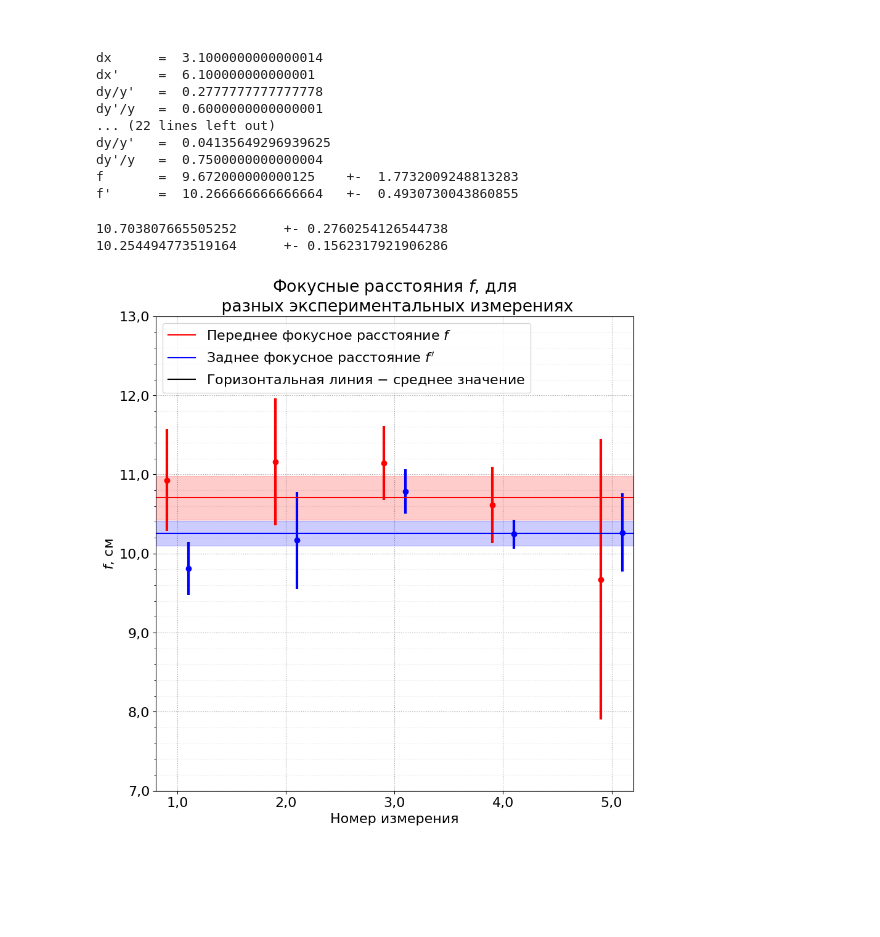
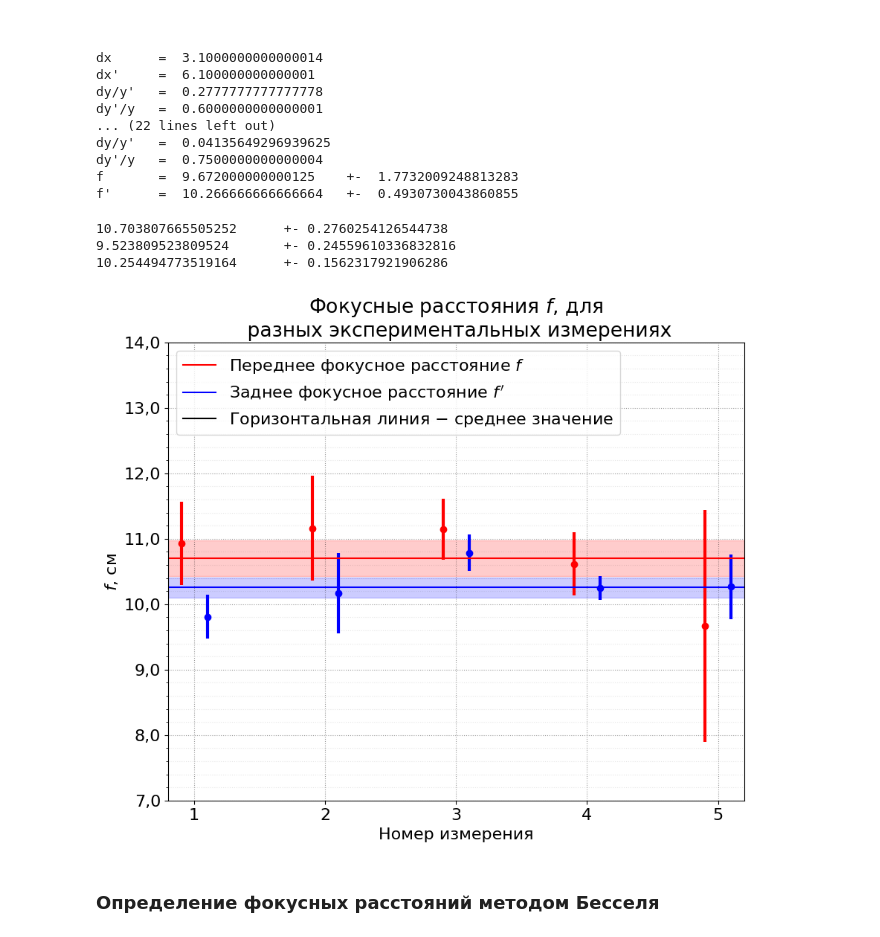
Before and after one commit to ArtemMaslov/mipt_labs, a Jupyter notebook: 2 - 4.1.1/Обработка.ipynb, the cells around one changed output. Saved outputs shown, nothing was run; the diff lists cells and outputs as text; code cells hidden in the pictures; blank space fills up the shorter version.

Commit message:
4.1.1. Added Abbe, Bessel methods processing, some results

```diff
--- a/2 - 4.1.1/Обработка.ipynb
+++ b/2 - 4.1.1/Обработка.ipynb
@@ -271,10 +271,17 @@ for point in abbe["points"]:
 abbe["sig_avg_f"] = (1 / (max(abbe["n"]) * (max(abbe["n"]) - 1) ) * abbe["sig_avg_f"])**0.5
 abbe["sig_avg_f'"] = (1 / (max(abbe["n"]) * (max(abbe["n"]) - 1) ) * abbe["sig_avg_f'"])**0.5
 
+abbe["eps_avg_f"] = abbe["sig_avg_f"] / abbe["avg_f"]
+abbe["eps_avg_f'"] = abbe["sig_avg_f'"] / abbe["avg_f'"]
+
 abbe["f"] = np.array(abbe["f"])
 abbe["f'"] = np.array(abbe["f'"])
 abbe["sig_f"] = np.array(abbe["sig_f"])
 abbe["sig_f'"] = np.array(abbe["sig_f'"])
+
+abbe["dptr"] = 1 / 0.105
+abbe["eps_dptr"] = abbe["eps_avg_f"]
+abbe["sig_dptr"] = abbe["dptr"] * abbe["eps_dptr"]
 # %% [output]
 dx      =  8.499999999999996
 dx'     =  10.3
@@ -295,16 +302,18 @@ f       =  9.672000000000125    +-  1.7732009248813283
 f'      =  10.266666666666664   +-  0.4930730043860855
 # %%
 print(abbe["avg_f"], "\t+-", abbe["sig_avg_f"])
+print(abbe["dptr"], "\t+-", abbe["sig_dptr"])
 print(abbe["avg_f'"],"\t+-", abbe["sig_avg_f'"])
 # %% [output]
 10.703807665505252      +- 0.2760254126544738
+9.523809523809524       +- 0.24559610336832816
 10.254494773519164      +- 0.1562317921906286
 # %%
 xMin = 0.8
 xMax = 5.201
 
 yMin = 7
-yMax = 13.001
+yMax = 14.001
 
 plotTitle       = 'Фокусные расстояния $f$, для\n разных экспериментальных измерениях'
 
@@ -320,14 +329,14 @@ yMajorStep      = 1
 xTickMultiplier = 1
 yTickMultiplier = 1
 
-xPrecision      = 1
+xPrecision      = 0
 yPrecision      = 1
 
 # Построение графика.
 
 mpl.rcParams['font.size'] = 16
 
-fig  = plt.figure(figsize = (10,10), dpi = 100)
+fig  = plt.figure(figsize = (10,8), dpi = 100)
 axes = fig.add_subplot()
 
 fig.set_facecolor("white")
@@ -379,32 +388,34 @@ if xMajorStep > 0:
 if xMinorStep > 0:
     x_minor_ticks = np.arange(xMin, xMax, xMinorStep)
     axes.set_xticks(x_minor_ticks, minor = True)
 
 # Пределы графика
 
 plt.xlim([xMin, xMax])
 plt.ylim([yMin, yMax])
 
 # Форматирование чёрточек
 
 def xTickFormatter(tickVal, position):
     return "{:.{prec}f}".format(tickVal * xTickMultiplier, prec = xPrecision).replace('.', ',')
 
 def yTickFormatter(tickVal, position):
     return "{:.{prec}f}".format(tickVal * yTickMultiplier, prec = yPrecision).replace('.', ',')
 
 axes.xaxis.set_major_formatter(ticker.FuncFormatter(xTickFormatter))
 axes.yaxis.set_major_formatter(ticker.FuncFormatter(yTickFormatter))
 
 # Легенда
 plt.legend(loc = 'upper left')
 
 # Сетка
 plt.grid(which='major', linestyle = ':', c = 'black', alpha = 0.4)
 plt.grid(which='minor', linestyle = ':', c = 'black', alpha = 0.1)
 
 # Вывод
-plt.savefig("Графики/f.png")
+plt.savefig("Графики/abbe_f.png")
 plt.show()
 # %% [output]
-[figure, old version]
+[figure, new version]
+# %% [markdown]
+### Определение фокусных расстояний методом Бесселя
```
Also changed, not shown: parts of 7 cells of this notebook, 12 other files.
